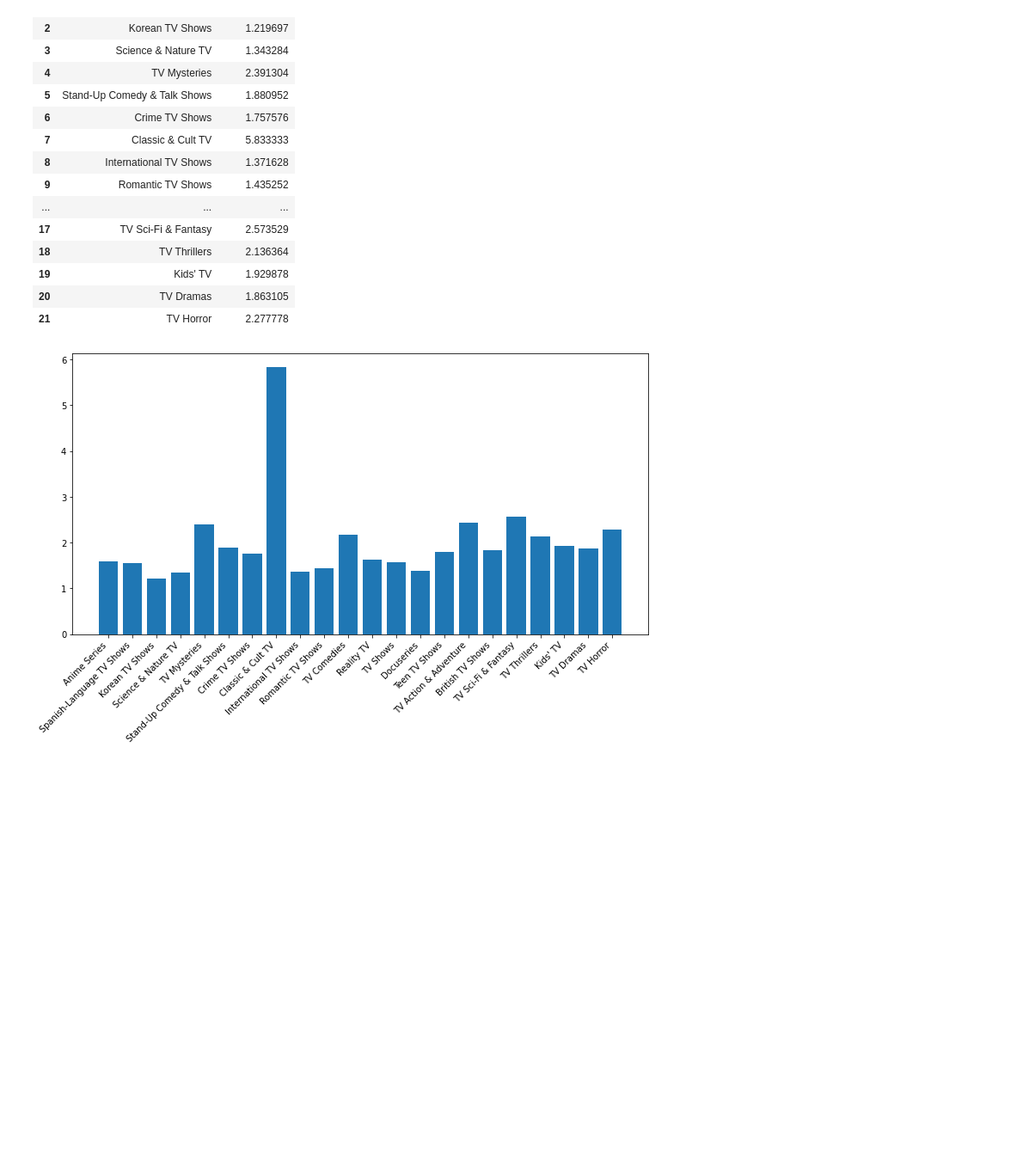
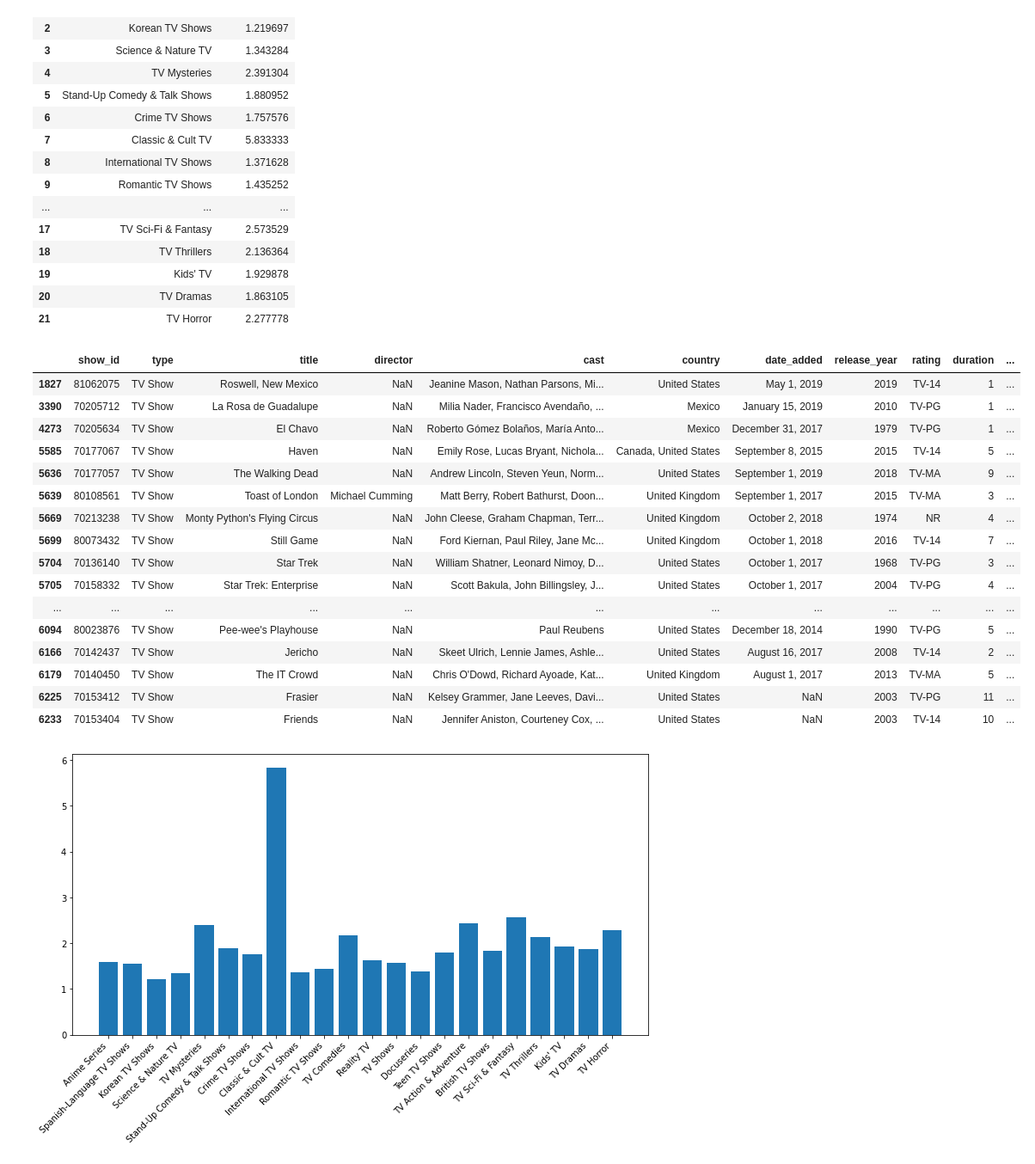
Before and after one commit to rindanh/Latihan-NDSC, a Jupyter notebook: netflix/rinda/Belajar_NDSC_Netflix_Danu_edited_by_Rinda.ipynb, the cells around one changed output. Shown at 86% size. Cells and saved outputs as stored; diff of their text form; code cells hidden in the pictures; blank space fills up the shorter version.

```diff
--- a/netflix/rinda/Belajar_NDSC_Netflix_Danu_edited_by_Rinda.ipynb
+++ b/netflix/rinda/Belajar_NDSC_Netflix_Danu_edited_by_Rinda.ipynb
@@ -547,6 +562,26 @@ df_tvshow_listedin_duration
 | 19 | Kids' TV | 1.929878 |
 | 20 | TV Dramas | 1.863105 |
 | 21 | TV Horror | 2.277778 |
+# %%
+df_tvshow[df_tvshow['listed_in'].str.contains('Classic & Cult TV')]
+# %% [output]
+|  | show_id | type | title | director | cast | country | date_added | release_year | rating | duration | ... |
+| 1827 | 81062075 | TV Show | Roswell, New Mexico | NaN | Jeanine Mason, Nathan Parsons, Mi... | United States | May 1, 2019 | 2019 | TV-14 | 1 | ... |
+| 3390 | 70205712 | TV Show | La Rosa de Guadalupe | NaN | Milia Nader, Francisco Avendaño, ... | Mexico | January 15, 2019 | 2010 | TV-PG | 1 | ... |
+| 4273 | 70205634 | TV Show | El Chavo | NaN | Roberto Gómez Bolaños, María Anto... | Mexico | December 31, 2017 | 1979 | TV-PG | 1 | ... |
+| 5585 | 70177067 | TV Show | Haven | NaN | Emily Rose, Lucas Bryant, Nichola... | Canada, United States | September 8, 2015 | 2015 | TV-14 | 5 | ... |
+| 5636 | 70177057 | TV Show | The Walking Dead | NaN | Andrew Lincoln, Steven Yeun, Norm... | United States | September 1, 2019 | 2018 | TV-MA | 9 | ... |
+| 5639 | 80108561 | TV Show | Toast of London | Michael Cumming | Matt Berry, Robert Bathurst, Doon... | United Kingdom | September 1, 2017 | 2015 | TV-MA | 3 | ... |
+| 5669 | 70213238 | TV Show | Monty Python's Flying Circus | NaN | John Cleese, Graham Chapman, Terr... | United Kingdom | October 2, 2018 | 1974 | NR | 4 | ... |
+| 5699 | 80073432 | TV Show | Still Game | NaN | Ford Kiernan, Paul Riley, Jane Mc... | United Kingdom | October 1, 2018 | 2016 | TV-14 | 7 | ... |
+| 5704 | 70136140 | TV Show | Star Trek | NaN | William Shatner, Leonard Nimoy, D... | United States | October 1, 2017 | 1968 | TV-PG | 3 | ... |
+| 5705 | 70158332 | TV Show | Star Trek: Enterprise | NaN | Scott Bakula, John Billingsley, J... | United States | October 1, 2017 | 2004 | TV-PG | 4 | ... |
+| ... | ... | ... | ... | ... | ... | ... | ... | ... | ... | ... | ... |
+| 6094 | 80023876 | TV Show | Pee-wee's Playhouse | NaN | Paul Reubens | United States | December 18, 2014 | 1990 | TV-PG | 5 | ... |
+| 6166 | 70142437 | TV Show | Jericho | NaN | Skeet Ulrich, Lennie James, Ashle... | United States | August 16, 2017 | 2008 | TV-14 | 2 | ... |
+| 6179 | 70140450 | TV Show | The IT Crowd | NaN | Chris O'Dowd, Richard Ayoade, Kat... | United Kingdom | August 1, 2017 | 2013 | TV-MA | 5 | ... |
+| 6225 | 70153412 | TV Show | Frasier | NaN | Kelsey Grammer, Jane Leeves, Davi... | United States | NaN | 2003 | TV-PG | 11 | ... |
+| 6233 | 70153404 | TV Show | Friends | NaN | Jennifer Aniston, Courteney Cox, ... | United States | NaN | 2003 | TV-14 | 10 | ... |
 # %%
 fig, ax = plt.subplots(figsize=(12, 6))
 bars = ax.bar(np.arange(len(df_tvshow_listedin_duration)), height=df_tvshow_listedin_duration['avg_duration'])
```
Also changed, not shown: parts of 12 cells of this notebook.
